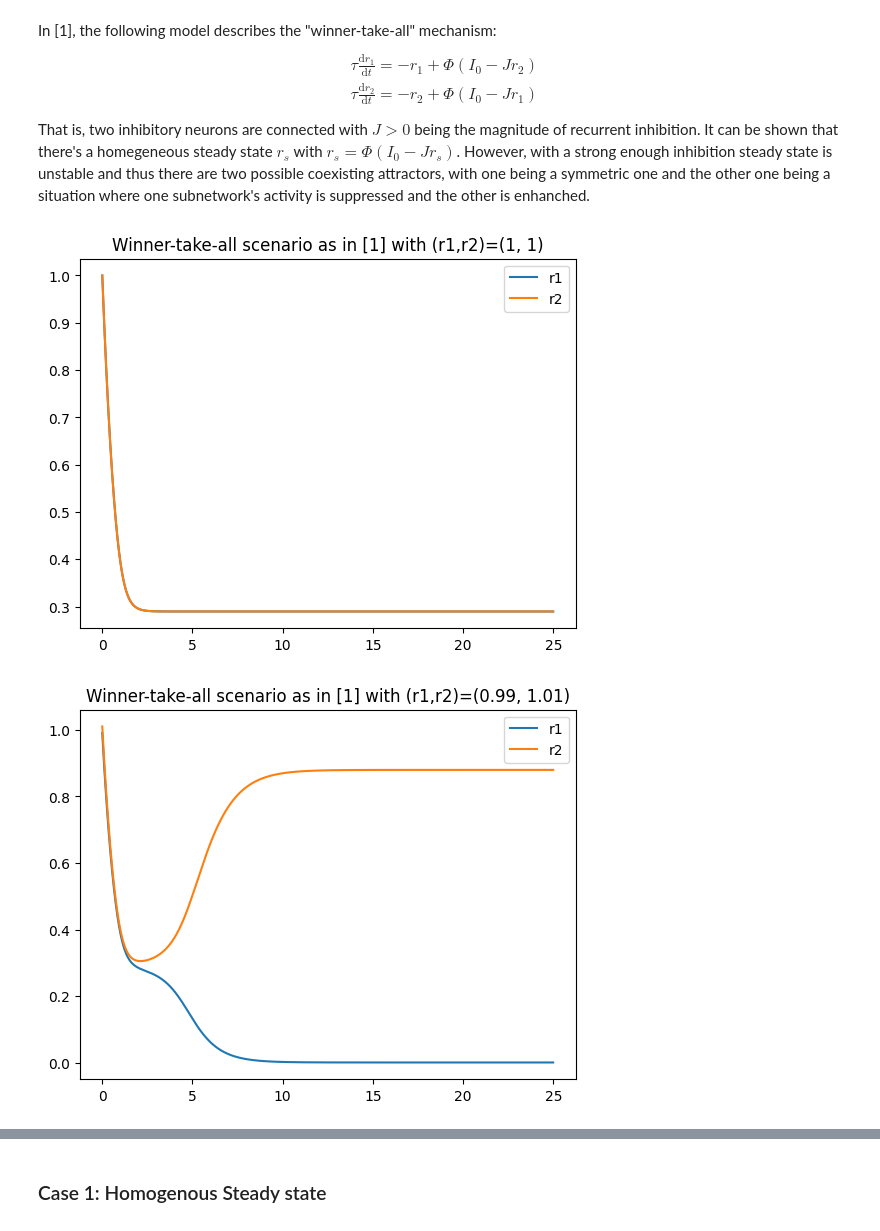
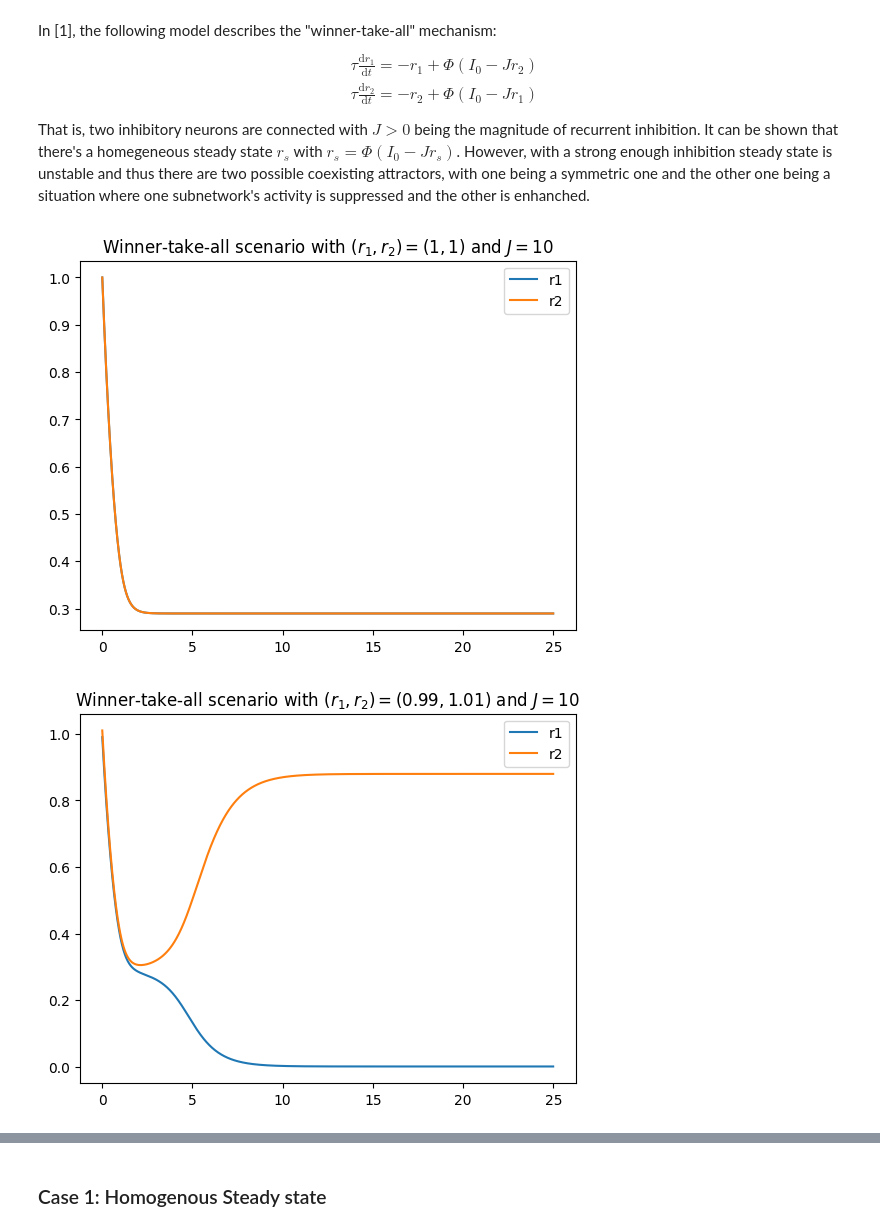
Before and after one commit to OdinMeng/Hybridizing-DeepLearning-and-ClassicalMathematicalModeling, a Jupyter notebook: code/22_2_neuronal_models_part2.ipynb, the cells around one changed output, grey strips where cells are left out. Cells and saved outputs as stored; diff of their text form; code cells hidden in the pictures.

```diff
--- a/code/22_2_neuronal_models_part2.ipynb
+++ b/code/22_2_neuronal_models_part2.ipynb
@@ -88,36 +88,36 @@ r2 = sol.y[1, :]
 plt.plot(sol.t, r1, label="r1")
 plt.plot(sol.t, r2, label="r2")
 
-plt.title("Winner-take-all scenario as in [1] with (r1,r2)=(1, 1)")
+plt.title("Winner-take-all scenario with $(r_1,r_2)=(1, 1)$ and $J=10$")
 plt.legend()
 
 plt.show()
 # %% [output]
-[figure, old version]
+[figure, new version]
 # %%
 I0 = 2
 J = 10
 r_init = [0.99, 1.01]
 T_MAX = 25
 
 sol = solve_ivp(
     many_monkeys_simple,
     t_span = [0, T_MAX],
     y0 = np.array(r_init),
     t_eval = np.arange(0, T_MAX, 0.01),
     args = (NP_firing_rate_fun, I0, J),
     atol=1e-8, rtol=1e-8
 )
 
 r1 = sol.y[0, :]
 r2 = sol.y[1, :]
 
 plt.plot(sol.t, r1, label="r1")
 plt.plot(sol.t, r2, label="r2")
 
-plt.title("Winner-take-all scenario as in [1] with (r1,r2)=(0.99, 1.01)")
+plt.title("Winner-take-all scenario with $(r_1,r_2)=(0.99, 1.01)$ and $J=10$")
 plt.legend()
 
 plt.show()
 # %% [output]
-[figure, old version]
+[figure, new version]
```
Also changed, not shown: parts of 1 cell of this notebook, 19 other files.
